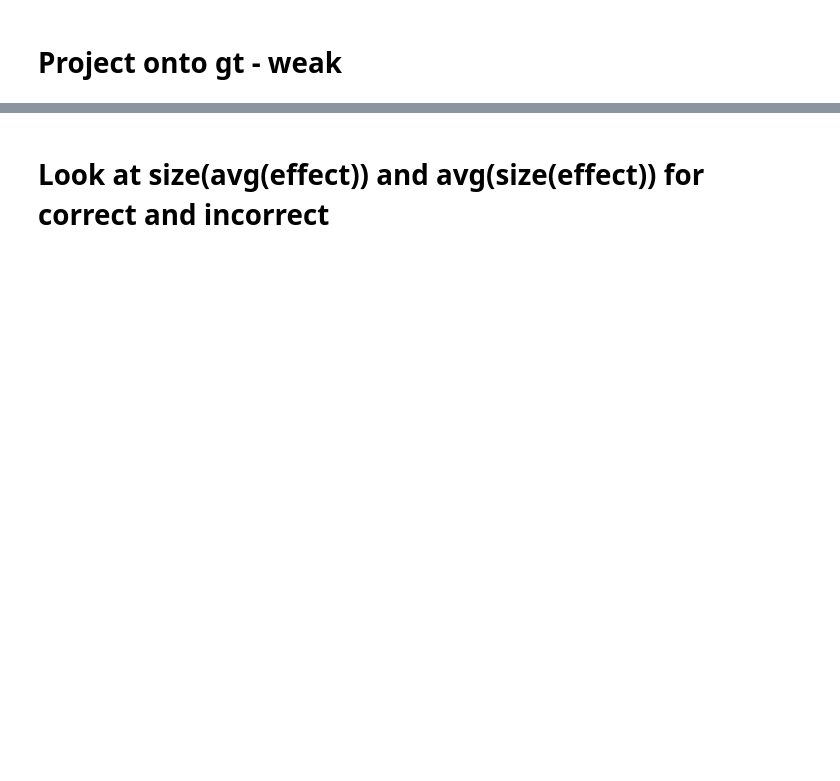
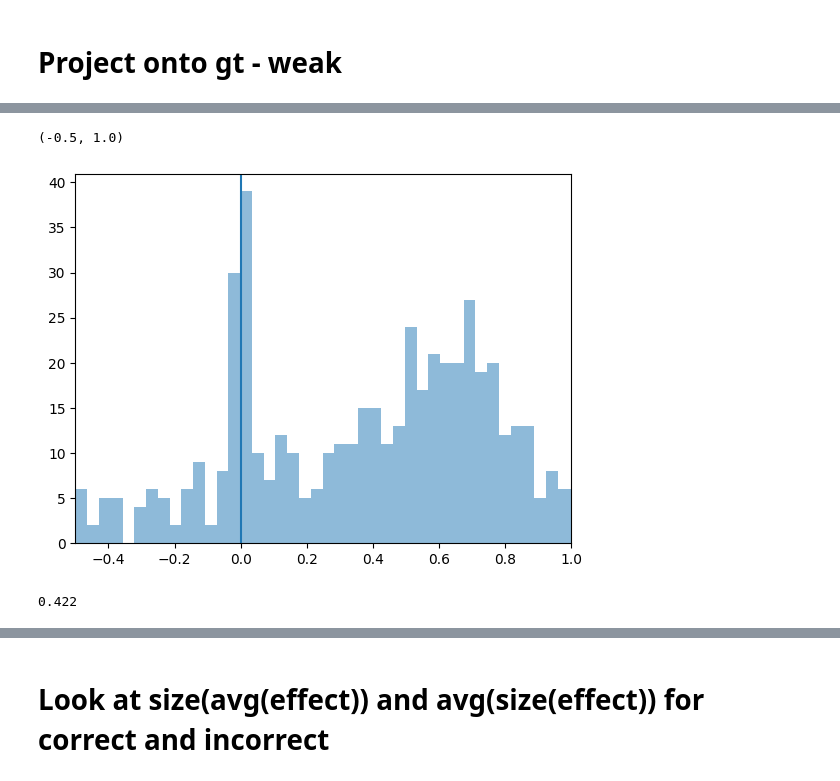
Before and after one commit to EleutherAI/weak-to-strong, a Jupyter notebook: notebooks/grads_analysis.ipynb, the cells around one changed output, grey strips where cells are left out. Saved outputs shown, nothing was run; the diff lists cells and outputs as text; code cells hidden in the pictures; blank space fills up the shorter version.

```diff
--- a/notebooks/grads_analysis.ipynb
+++ b/notebooks/grads_analysis.ipynb
@@ -454,0 +521,11 @@ plt.show()
+# %%
+plt.hist(x, bins=1000, alpha=0.5, label="x")
+plt.axvline(0)
+plt.xlim(-0.5, 1)
+# %% [output]
+(-0.5, 1.0)
+[figure, added]
+# %%
+(r.weak_test.logodds > 0).mean()
+# %% [output]
+0.422
```
Also changed, not shown: parts of 15 cells of this notebook, 2 other files.
